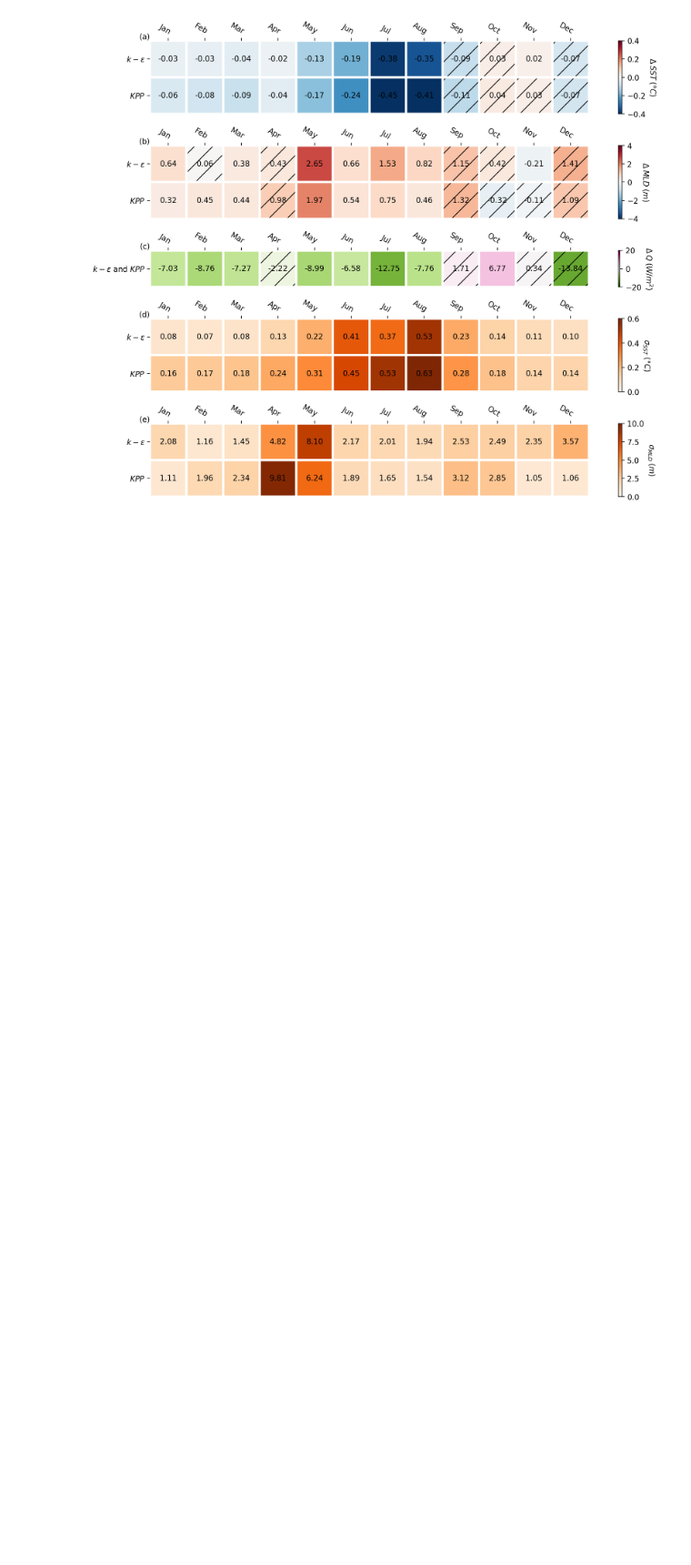
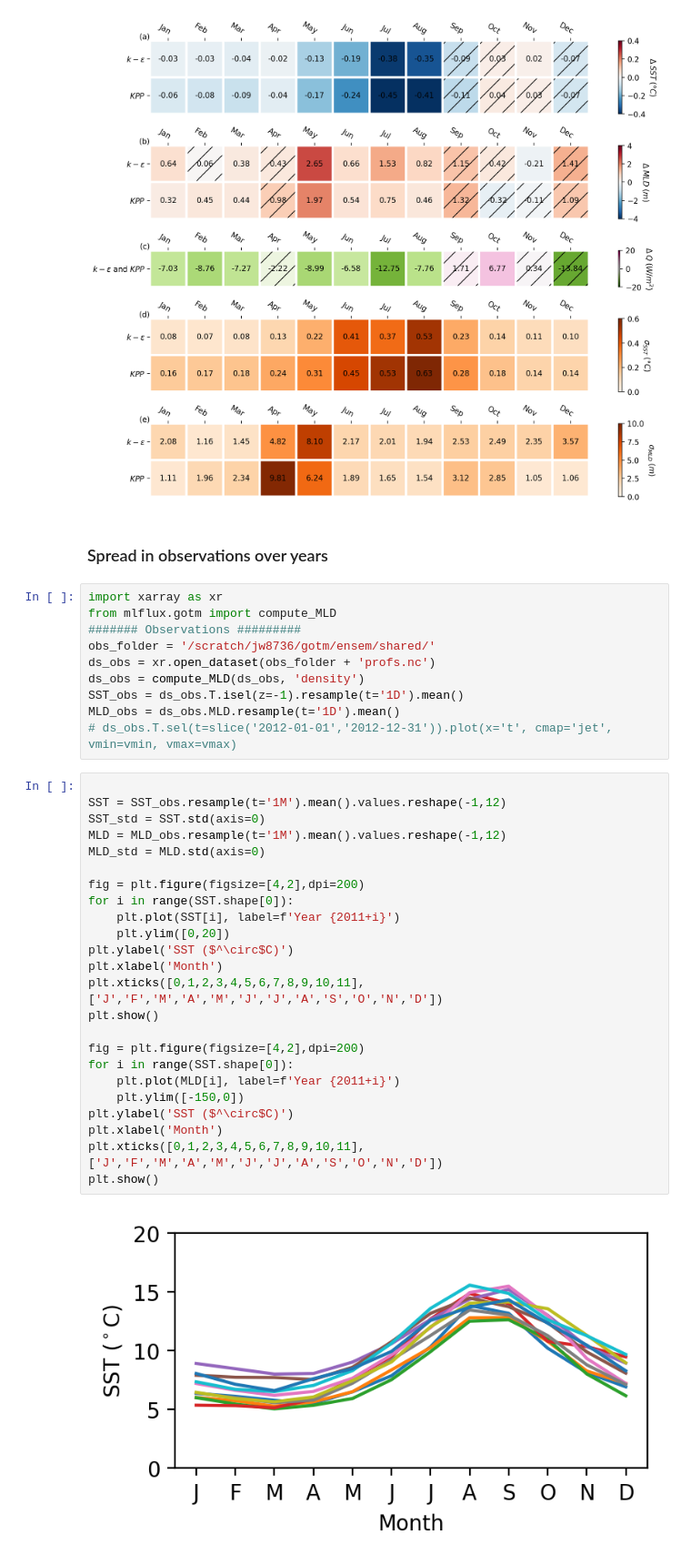
Before and after one commit to jiarong-wu/mlflux, a Jupyter notebook: gotm/Eval6-figure.ipynb, the cells around one changed output. Shown at 91% size. Drawn from its saved outputs; the diff is of its cells as text; blank space fills up the shorter version.

```diff
--- a/gotm/Eval6-figure.ipynb
+++ b/gotm/Eval6-figure.ipynb
@@ -384,3 +384,41 @@ plt.tight_layout()
 # plt.savefig(f'../plots/heatmap_together.png', bbox_inches='tight')
 # %% [output]
 [figure]
+# %% [markdown]
+### Spread in observations over years
+# %%
+import xarray as xr
+from mlflux.gotm import compute_MLD
+####### Observations #########
+obs_folder = '/scratch/jw8736/gotm/ensem/shared/'
+ds_obs = xr.open_dataset(obs_folder + 'profs.nc')
+ds_obs = compute_MLD(ds_obs, 'density')
+SST_obs = ds_obs.T.isel(z=-1).resample(t='1D').mean()
+MLD_obs = ds_obs.MLD.resample(t='1D').mean()
+# ds_obs.T.sel(t=slice('2012-01-01','2012-12-31')).plot(x='t', cmap='jet', vmin=vmin, vmax=vmax)
+# %%
+
+SST = SST_obs.resample(t='1M').mean().values.reshape(-1,12)
+SST_std = SST.std(axis=0)
+MLD = MLD_obs.resample(t='1M').mean().values.reshape(-1,12)
+MLD_std = MLD.std(axis=0)
+
+fig = plt.figure(figsize=[4,2],dpi=200)
+for i in range(SST.shape[0]):
+    plt.plot(SST[i], label=f'Year {2011+i}')
+    plt.ylim([0,20])
+plt.ylabel('SST ($^\circ$C)')
+plt.xlabel('Month')
+plt.xticks([0,1,2,3,4,5,6,7,8,9,10,11], ['J','F','M','A','M','J','J','A','S','O','N','D'])
+plt.show()
+
+fig = plt.figure(figsize=[4,2],dpi=200)
+for i in range(SST.shape[0]):
+    plt.plot(MLD[i], label=f'Year {2011+i}')
+    plt.ylim([-150,0])
+plt.ylabel('SST ($^\circ$C)')
+plt.xlabel('Month')
+plt.xticks([0,1,2,3,4,5,6,7,8,9,10,11], ['J','F','M','A','M','J','J','A','S','O','N','D'])
+plt.show()
+# %% [output]
+[figure, added]
```
Also changed, not shown: parts of 2 cells of this notebook, 7 other files.
